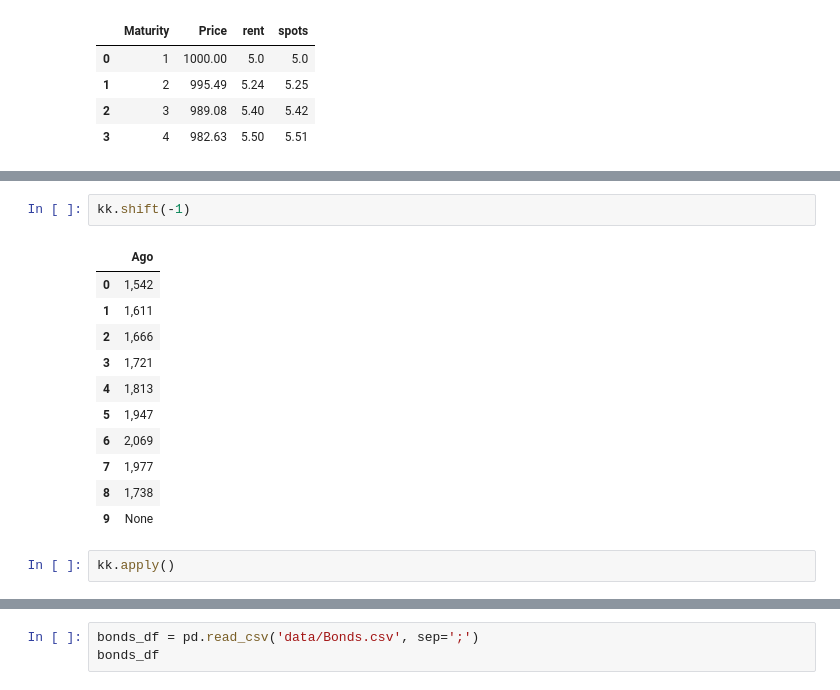
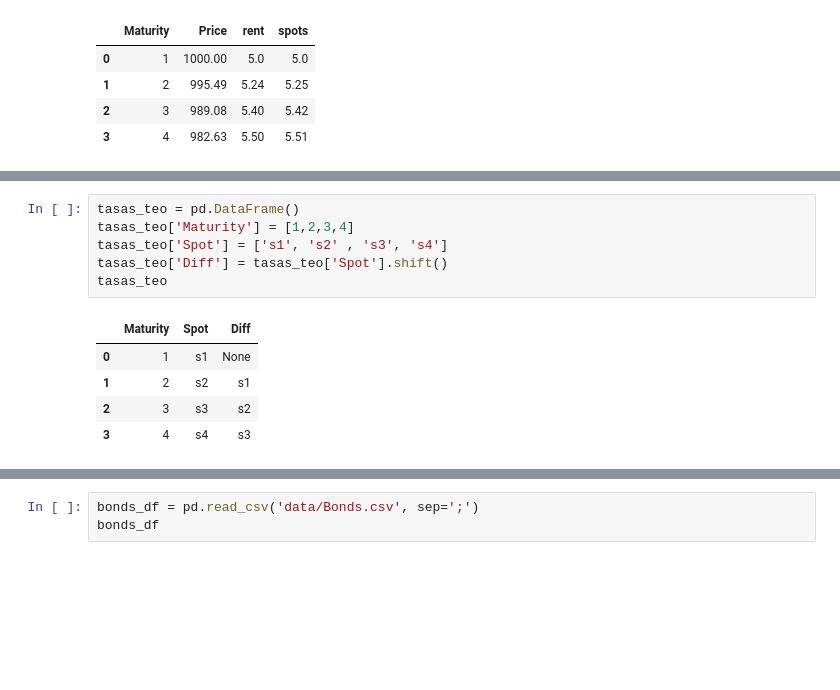
Before and after one commit to Ardark27/python_finance, a Jupyter notebook: 8_ETTI/8_1_Etti.ipynb, the cells around one changed output, grey strips where cells are left out. Cells and saved outputs as stored; diff of their text form; blank space fills up the shorter version.

```diff
--- a/8_ETTI/8_1_Etti.ipynb
+++ b/8_ETTI/8_1_Etti.ipynb
@@ -108,19 +87,15 @@ kk
-# %%
-kk.shift(-1)
-# %% [output]
-|  | Ago |
-| 0 | 1,542 |
-| 1 | 1,611 |
-| 2 | 1,666 |
-| 3 | 1,721 |
-| 4 | 1,813 |
-| 5 | 1,947 |
-| 6 | 2,069 |
-| 7 | 1,977 |
-| 8 | 1,738 |
-| 9 | None |
-# %%
-kk.apply()
+# %%
+tasas_teo = pd.DataFrame()
+tasas_teo['Maturity'] = [1,2,3,4]
+tasas_teo['Spot'] = ['s1', 's2' , 's3', 's4']
+tasas_teo['Diff'] = tasas_teo['Spot'].shift()
+tasas_teo
+# %% [output]
+|  | Maturity | Spot | Diff |
+| 0 | 1 | s1 | None |
+| 1 | 2 | s2 | s1 |
+| 2 | 3 | s3 | s2 |
+| 3 | 4 | s4 | s3 |
 # %%
 
 tasas_interes = pd.read_csv('data/tipos_interes.csv', sep=';')
```
Also changed, not shown: parts of 16 cells of this notebook.
